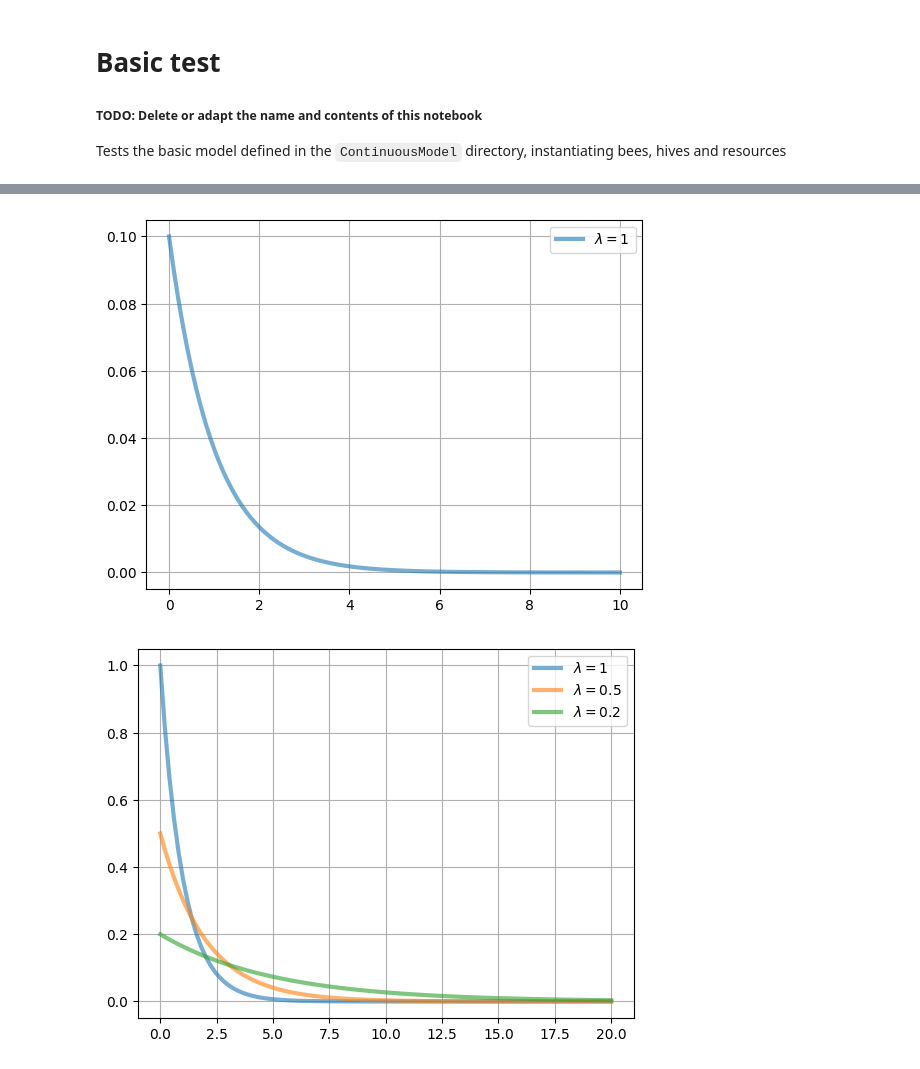
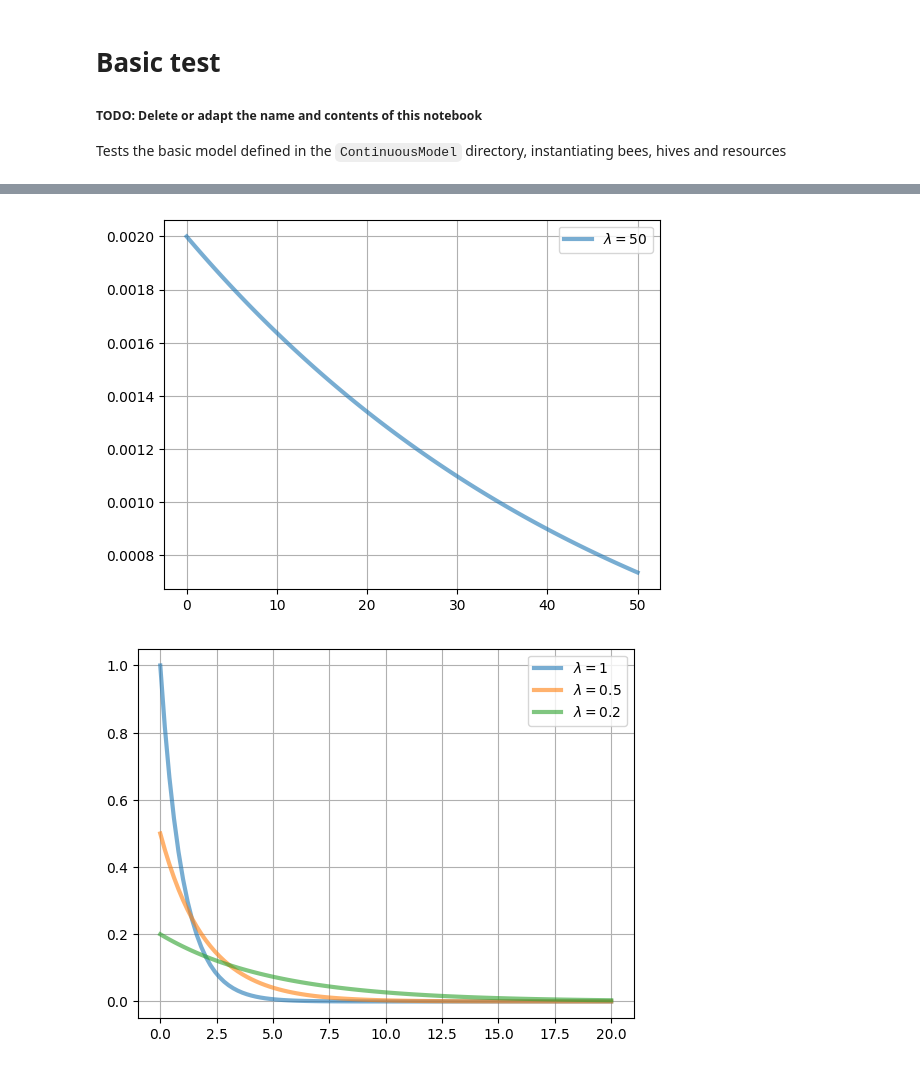
Before and after one commit to jonas4climate/honeybee-colony-abm, a Jupyter notebook: test_notebook.ipynb, the cells around one changed output, grey strips where cells are left out. Cells and saved outputs as stored; diff of their text form; code cells hidden in the pictures.

Commit message:
Model class restructured and cleaned up, visualization adapted

```diff
--- a/test_notebook.ipynb
+++ b/test_notebook.ipynb
@@ -26,18 +30,18 @@ import matplotlib.pyplot as plt
 import numpy as np
 from scipy.stats import beta, expon
 # %%
-lambdas = [1]
+lambdas = [50]
 
 for lam in lambdas:
-    x = np.linspace(0, 10, 100)
+    x = np.linspace(0, 50, 100)
     plt.plot(x, 0.1 * expon.pdf(x, scale=lam), lw=3, alpha=0.6, label=r'$\lambda=$'+f'{lam}')
 
 
 plt.legend()
 plt.grid()
 plt.show()
 # %% [output]
-[figure, old version]
+[figure, new version]
 # %%
 lambdas = [1, 0.5, 0.2]
 
```
Also changed, not shown: parts of 9 cells of this notebook, 12 other files.
